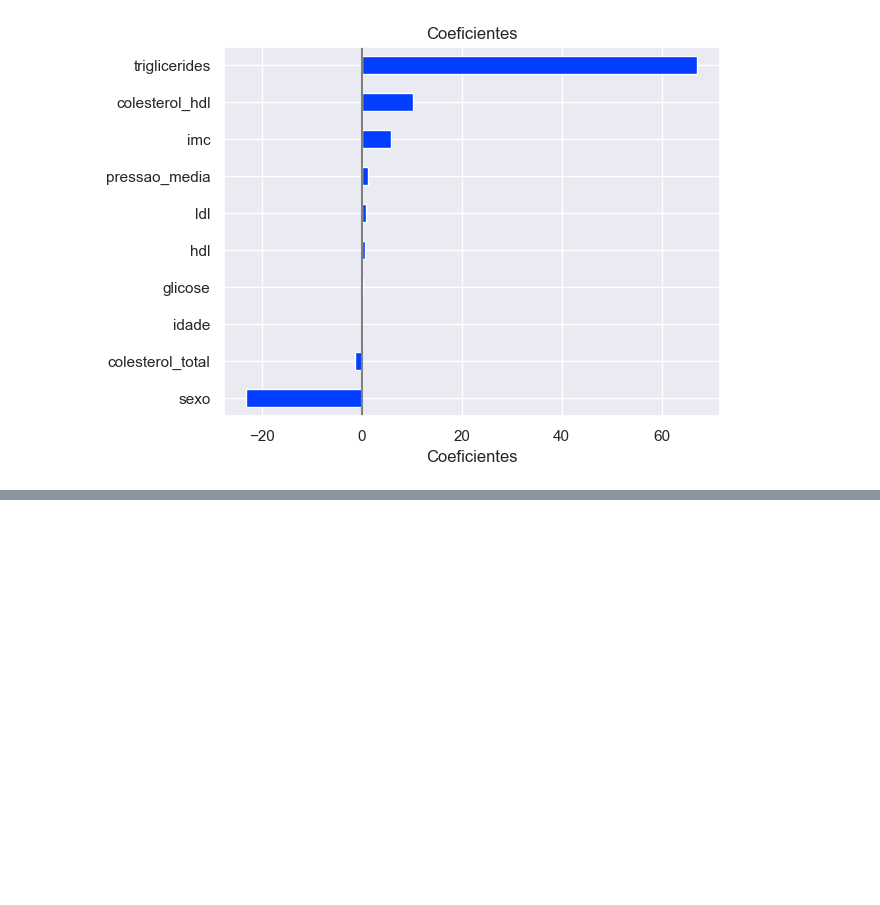
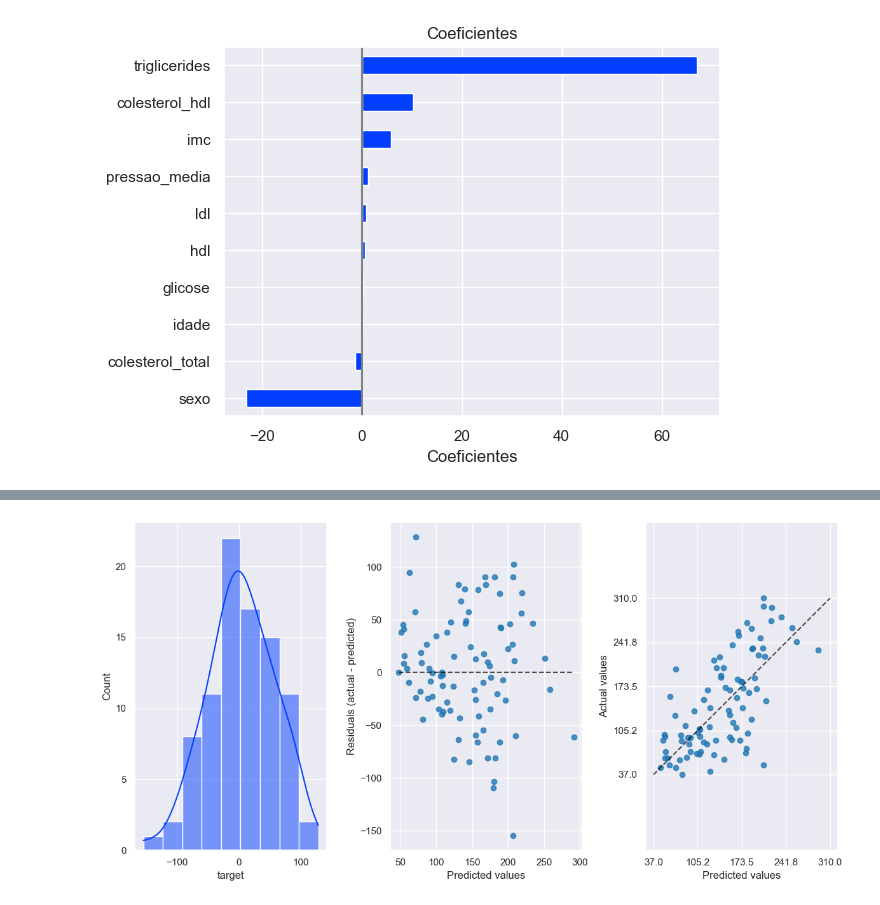
Before and after one commit to stephanyresque/Projeto_diabetes, a Jupyter notebook: notebooks/regressao_linear.ipynb, the cells around one changed output, grey strips where cells are left out. Saved outputs shown, nothing was run; the diff lists cells and outputs as text; code cells hidden in the pictures; blank space fills up the shorter version.

```diff
--- a/notebooks/regressao_linear.ipynb
+++ b/notebooks/regressao_linear.ipynb
@@ -131,0 +202,4 @@ plot_coeficientes(coefs)
+# %%
+plot_residuos(y_test, y_pred)
+# %% [output]
+[figure, added]
```
Also changed, not shown: parts of 9 cells of this notebook.
